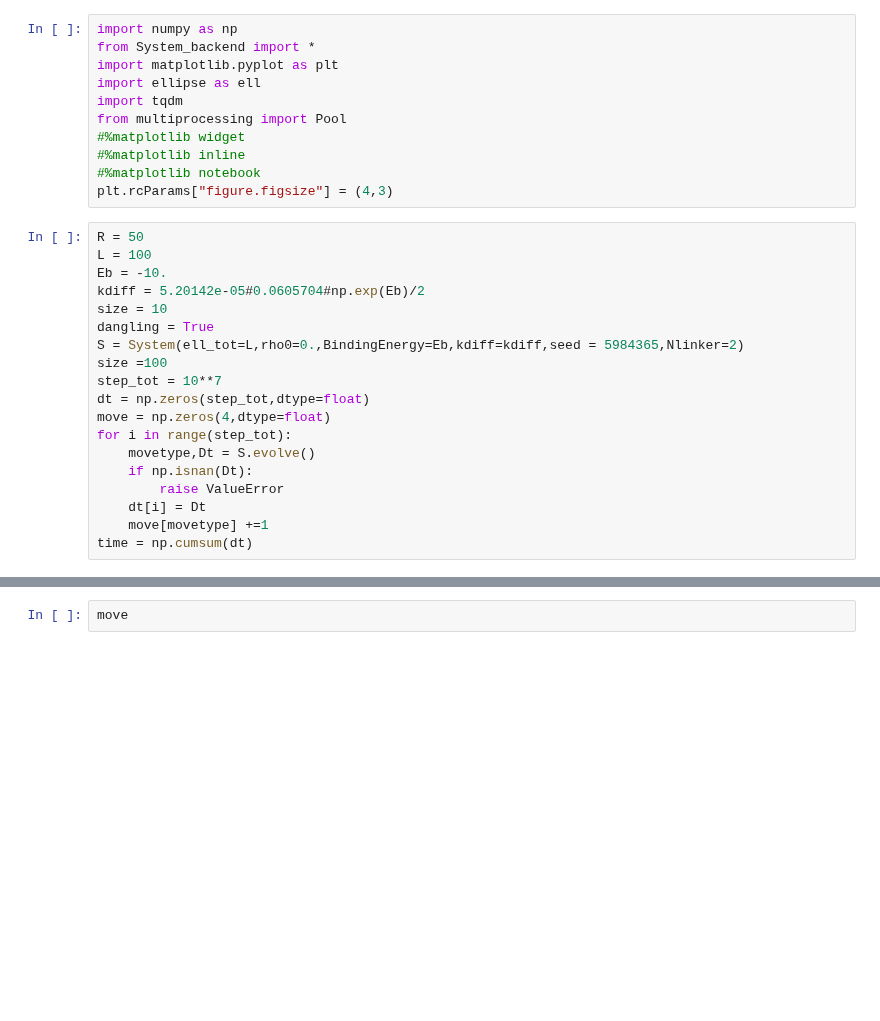
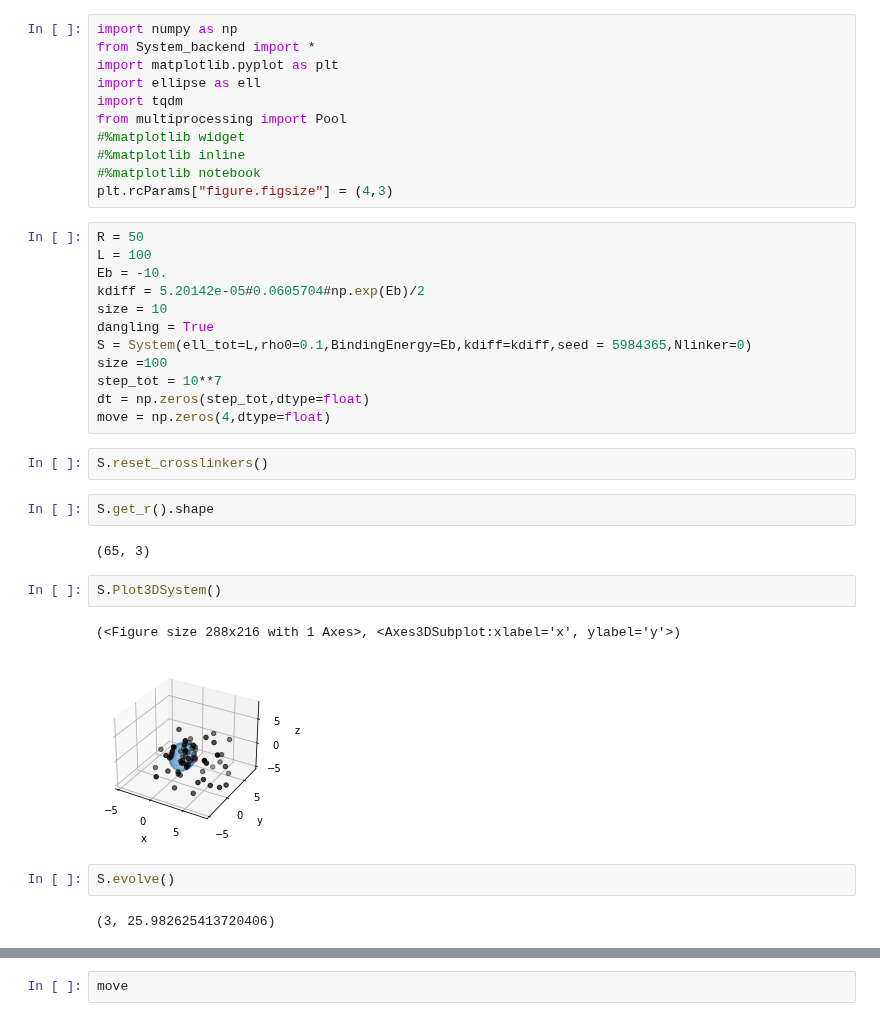
Before and after one commit to HugoLeRoy94/Aging_Condensate, a Jupyter notebook: System_backend/Test_backend.ipynb, the cells around one changed output, grey strips where cells are left out. Saved outputs shown, nothing was run; the diff lists cells and outputs as text; blank space fills up the shorter version.

Commit message:
implement generation of linkers within an ellipse. it seems that there is an issue with loop, reset-crosslinkers

```diff
--- a/System_backend/Test_backend.ipynb
+++ b/System_backend/Test_backend.ipynb
@@ -16,15 +16,23 @@ Eb = -10.
 kdiff = 5.20142e-05#0.0605704#np.exp(Eb)/2
 size = 10
 dangling = True
-S = System(ell_tot=L,rho0=0.,BindingEnergy=Eb,kdiff=kdiff,seed = 5984365,Nlinker=2)
+S = System(ell_tot=L,rho0=0.1,BindingEnergy=Eb,kdiff=kdiff,seed = 5984365,Nlinker=0)
 size =100
 step_tot = 10**7
 dt = np.zeros(step_tot,dtype=float)
 move = np.zeros(4,dtype=float)
-for i in range(step_tot):
-    movetype,Dt = S.evolve()
-    if np.isnan(Dt):
-        raise ValueError
-    dt[i] = Dt
-    move[movetype] +=1
-time = np.cumsum(dt)
+# %%
+S.reset_crosslinkers()
+# %%
+S.get_r().shape
+# %% [output]
+(65, 3)
+# %%
+S.Plot3DSystem()
+# %% [output]
+(<Figure size 288x216 with 1 Axes>, <Axes3DSubplot:xlabel='x', ylabel='y'>)
+[figure, added]
+# %%
+S.evolve()
+# %% [output]
+(3, 25.982625413720406)
```
Also changed, not shown: parts of 1 cell of this notebook, 9 other files.
